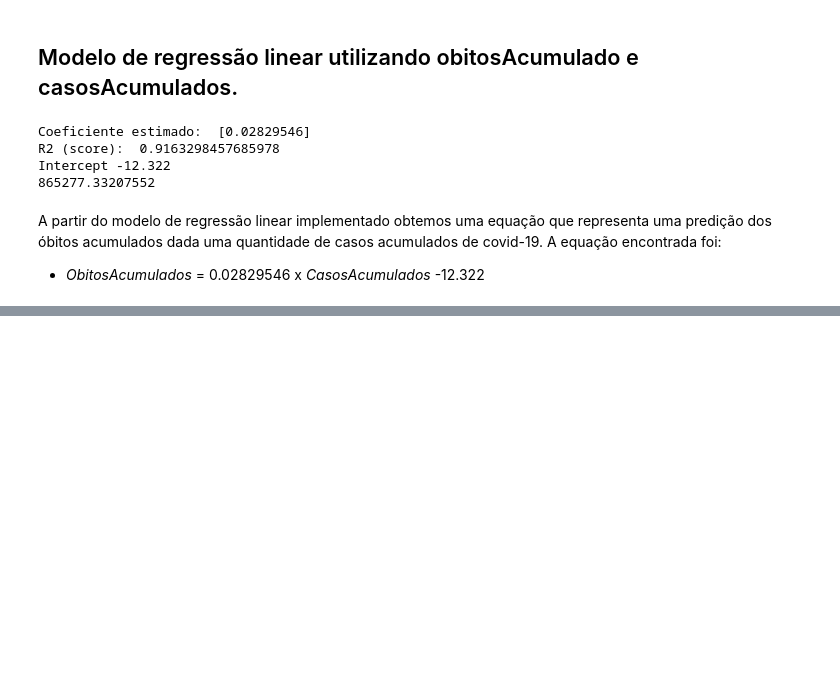
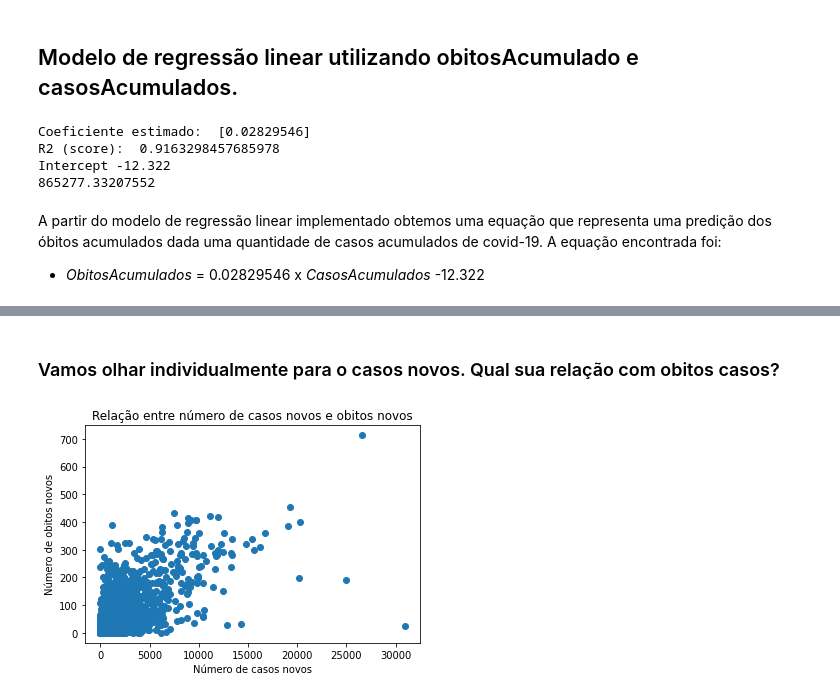
Before and after one commit to GabriellMiranda/TP-Dados-Analise-de-dados-de-covid, a Jupyter notebook: Trabalho_de_Dados.ipynb, the cells around one changed output, grey strips where cells are left out. Saved outputs shown, nothing was run; the diff lists cells and outputs as text; code cells hidden in the pictures; blank space fills up the shorter version.

```diff
--- a/Trabalho_de_Dados.ipynb
+++ b/Trabalho_de_Dados.ipynb
@@ -1067,0 +1172,10 @@ A partir do modelo de regressão linear implementado obtemos uma equação que r
+# %% [markdown]
+### Vamos olhar individualmente para o casos novos. Qual sua relação com obitos casos?
+# %%
+plt.scatter(RegioesBrasil2020.casosNovos, RegioesBrasil2020.obitosNovos)
+plt.xlabel('Número de casos novos')
+plt.ylabel('Número de obitos novos')
+plt.title('Relação entre número de casos novos e obitos novos')
+plt.show()
+# %% [output]
+[figure, added]
```
Also changed, not shown: parts of 32 cells of this notebook.
